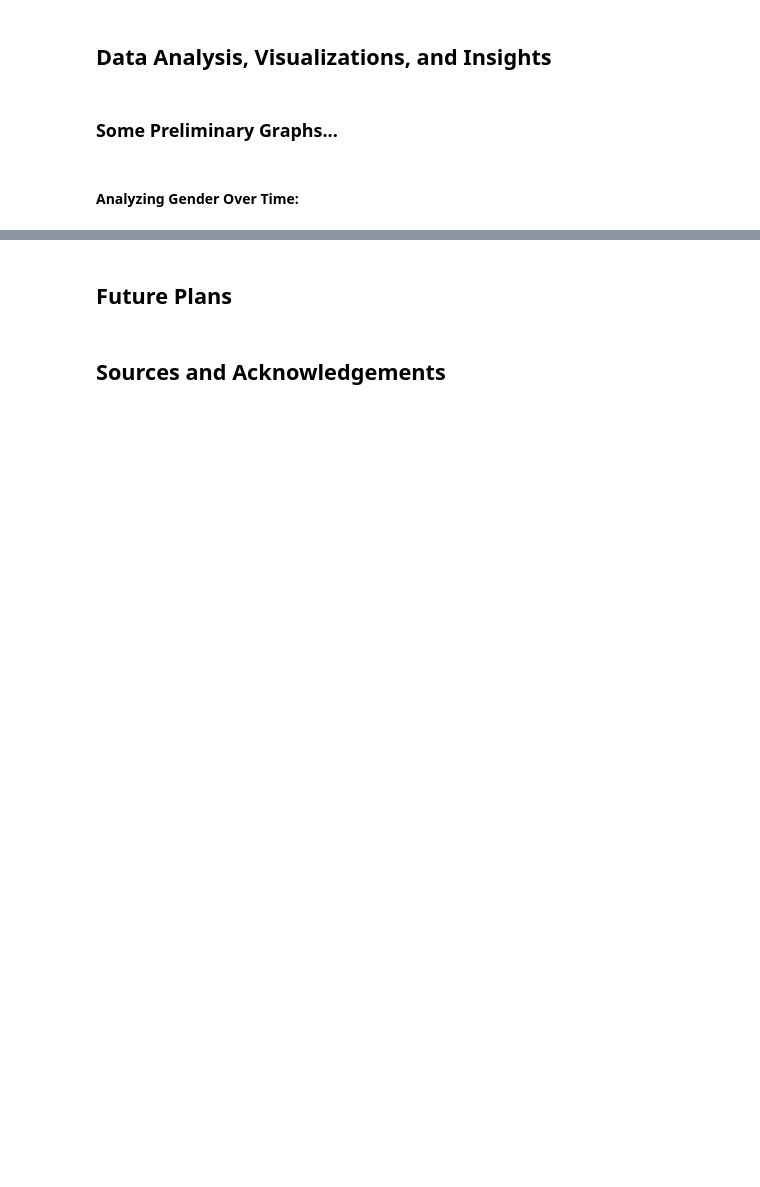
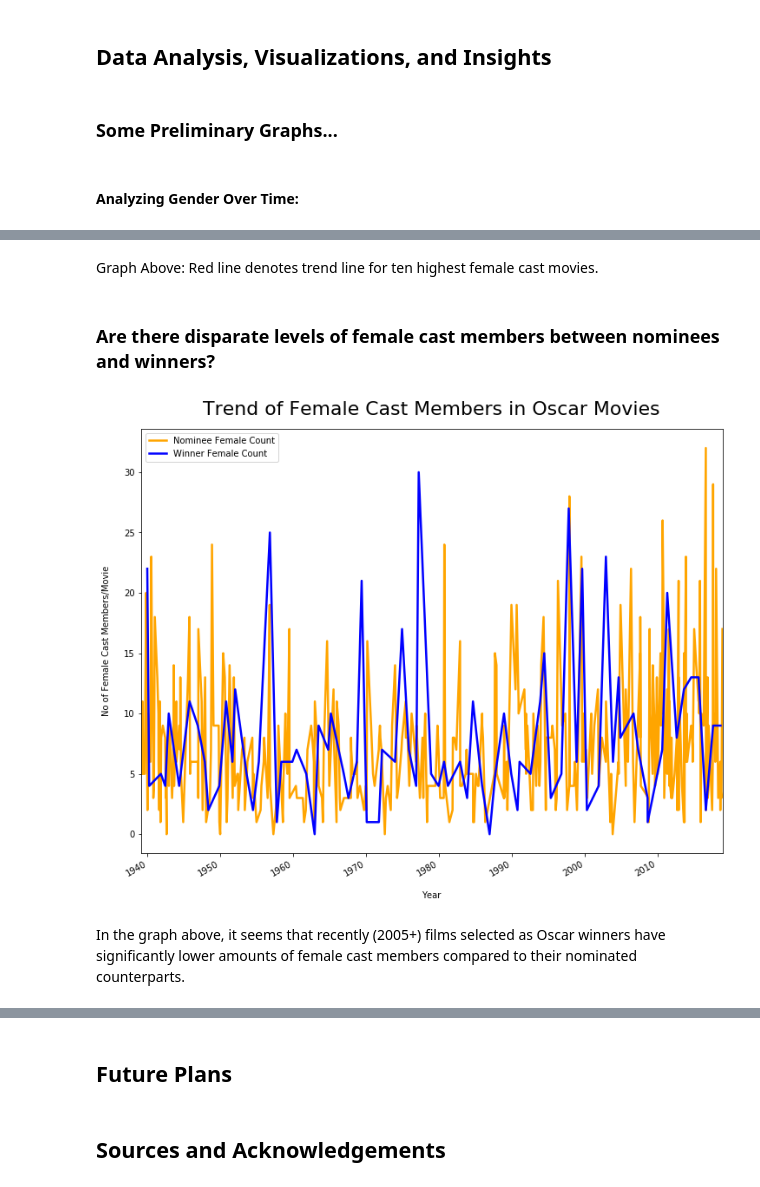
Before and after one commit to maitreyirajaram/oscar-awards-analysis, a Jupyter notebook: MovieAnalysis.ipynb, the cells around one changed output, grey strips where cells are left out. Cells and saved outputs as stored; diff of their text form; code cells hidden in the pictures; blank space fills up the shorter version.

```diff
--- a/MovieAnalysis.ipynb
+++ b/MovieAnalysis.ipynb
@@ -84,0 +173,14 @@ tt0031381  [(Vivien Leigh, 10), (Clark Gable, 11), (Olivi...  4000000
+# %%
+#winning vs nominated: female cast count
+print(">>>OSCAR NOMINATED STATS>>>")
+nominated = movies[movies['Winner'] == 0]
+nominated_final = nominated[['Title', 'Release Date', 'no_of_females']]
+print(nominated_final.max())
+print(nominated_final.min())
+print(nominated_final.mean())
+print(">>>OSCAR WINNER STATS>>>")
+winner = movies[movies['Winner'] == 1]
+winner_final = winner[['Title', 'Release Date', 'no_of_females']]
+print(winner_final.max())
+print(winner_final.min())
+print(winner_final.mean())
@@ -90,0 +260,23 @@ tt0031381  [(Vivien Leigh, 10), (Clark Gable, 11), (Olivi...  4000000
+# %% [markdown]
+Graph Above: Red line denotes trend line for ten highest female cast movies.
+# %% [markdown]
+### Are there disparate levels of female cast members between nominees and winners?
+# %%
+#dfs
+nominated.rename(columns = {'no_of_females':'Nominee Female Count'}, inplace = True)
+nominated_graph = nominated[['Release Date', 'Nominee Female Count']]
+winner.rename(columns = {'no_of_females':'Winner Female Count'}, inplace = True)
+winner_graph = winner[['Release Date', 'Winner Female Count']]
+
+#plot data
+nominated_graph.set_index('Release Date')['Nominee Female Count'].plot(figsize=(12, 10), linewidth=2.5, color='orange', legend = True);
+winner_graph.set_index('Release Date')['Winner Female Count'].plot(figsize=(12, 10), linewidth=2.5, color='blue', legend = True);
+
+#styling
+plt.xlabel("Year", labelpad=15)
+plt.ylabel("No of Female Cast Members/Movie", labelpad=15)
+plt.title("Trend of Female Cast Members in Oscar Movies", y=1.02, fontsize=22);
+# %% [output]
+[figure, added]
+# %% [markdown]
+In the graph above, it seems that recently (2005+) films selected as Oscar winners have significantly lower amounts of female cast members compared to their nominated counterparts.
```
Also changed, not shown: parts of 25 cells of this notebook, 1 other file.
